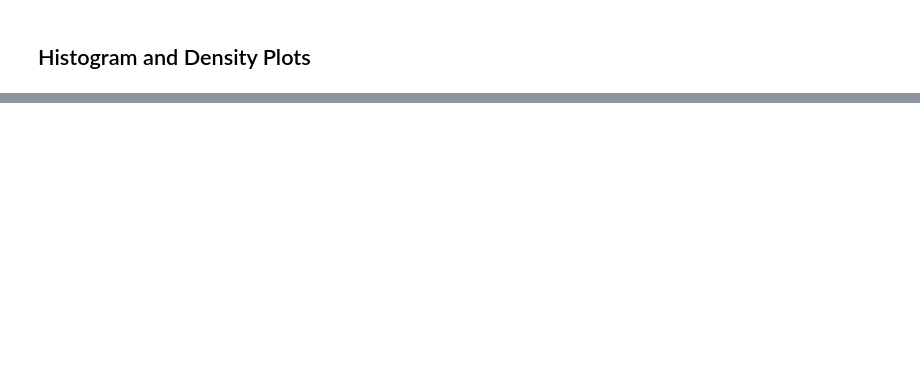
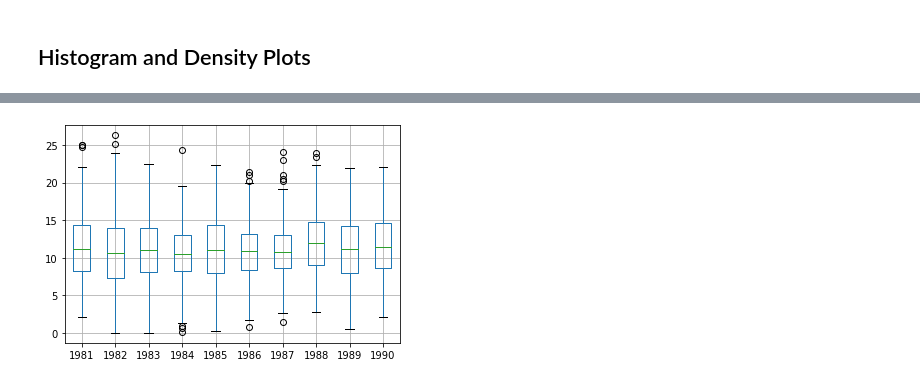
Before and after one commit to rahiakela/introduction-to-time-series-forecasting-with-python, a Jupyter notebook: 3_time_series_data_visualization.ipynb, the cells around one changed output, grey strips where cells are left out. Cells and saved outputs as stored; diff of their text form; code cells hidden in the pictures; blank space fills up the shorter version.

```diff
--- a/3_time_series_data_visualization.ipynb
+++ b/3_time_series_data_visualization.ipynb
@@ -80,0 +121,11 @@ AttributeError: ignored
+# %%
+# grouped by year
+groups = series.groupby(pd.Grouper(freq='A'))
+years = pd.DataFrame()
+
+for name, group in groups:
+  years[name.year] = group.values
+years.boxplot()
+plt.show()
+# %% [output]
+[figure, added]
```
Also changed, not shown: parts of 16 cells of this notebook.
